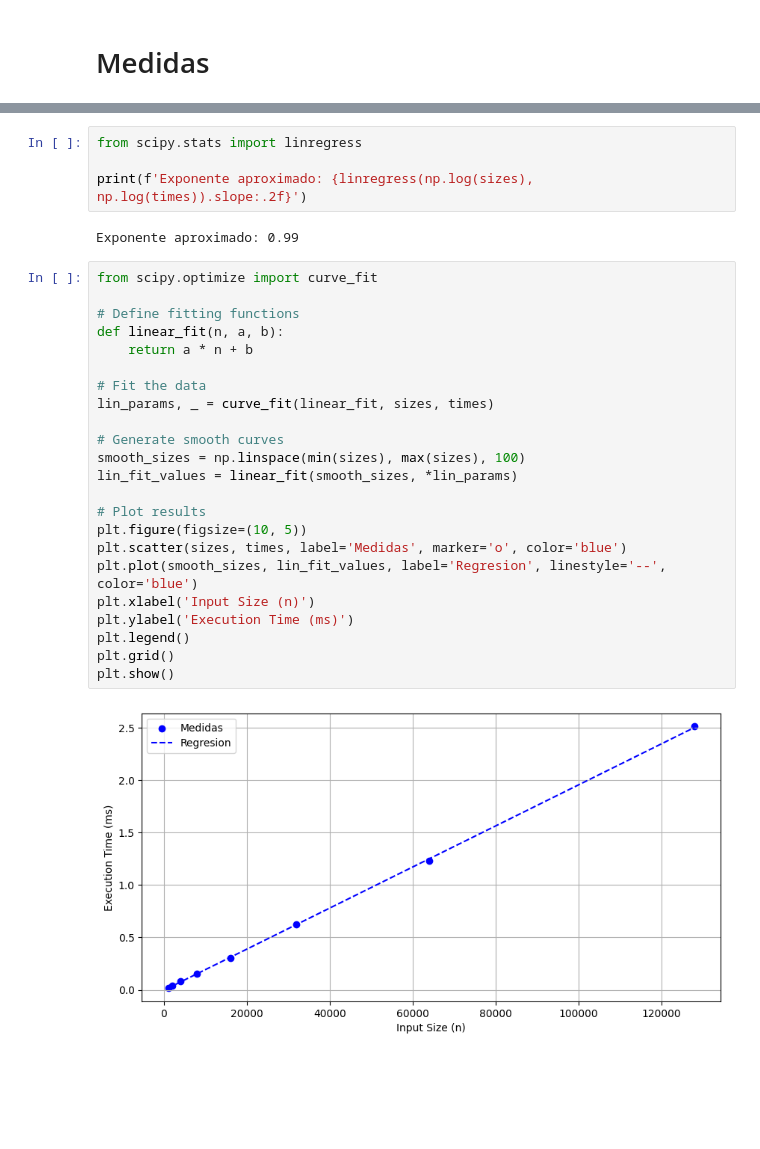
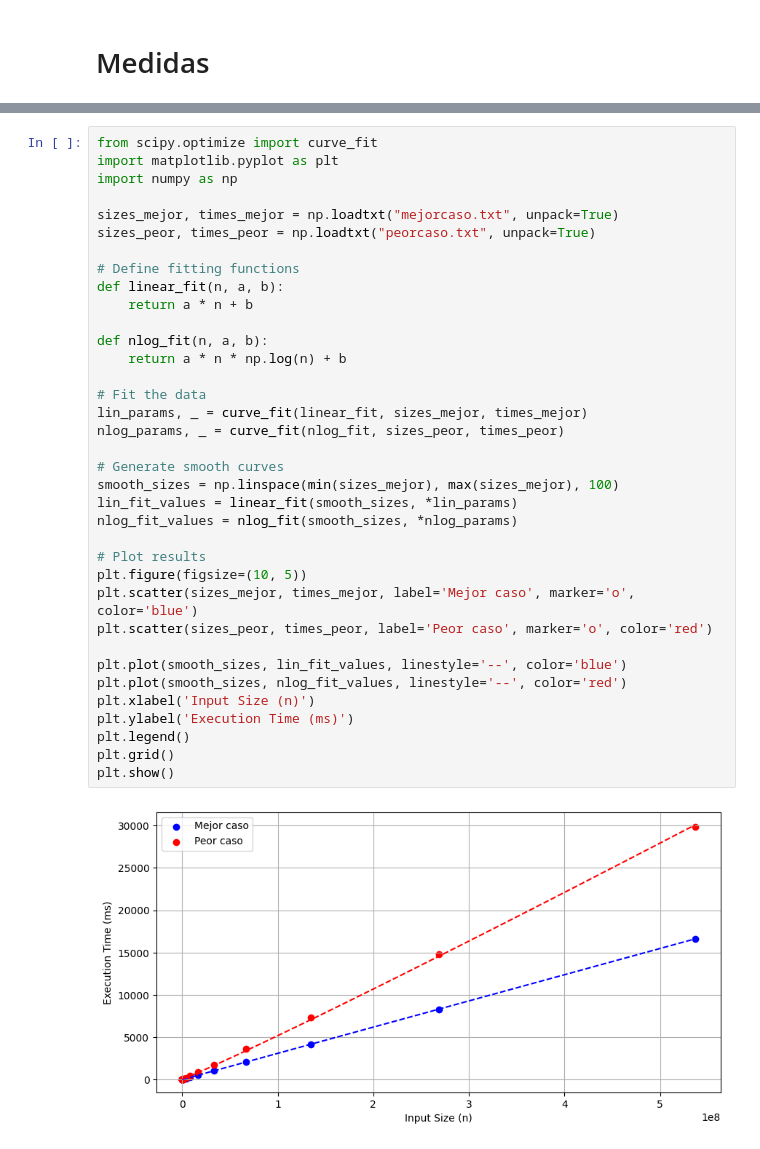
Before and after one commit to Antolin1/course-aed2-1900-umu, a Jupyter notebook: divide-and-conquer/maximum_subsequence/plotting_py.ipynb, the cells around one changed output, grey strips where cells are left out. Saved outputs shown, nothing was run; the diff lists cells and outputs as text; blank space fills up the shorter version.

```diff
--- a/divide-and-conquer/maximum_subsequence/plotting_py.ipynb
+++ b/divide-and-conquer/maximum_subsequence/plotting_py.ipynb
@@ -28,31 +3,38 @@ plt.show()
-# %%
-from scipy.stats import linregress
-
-print(f'Exponente aproximado: {linregress(np.log(sizes), np.log(times)).slope:.2f}')
-# %% [output]
-Exponente aproximado: 0.99
 # %%
 from scipy.optimize import curve_fit
+import matplotlib.pyplot as plt
+import numpy as np
+
+sizes_mejor, times_mejor = np.loadtxt("mejorcaso.txt", unpack=True)
+sizes_peor, times_peor = np.loadtxt("peorcaso.txt", unpack=True)
 
 # Define fitting functions
 def linear_fit(n, a, b):
     return a * n + b
 
+def nlog_fit(n, a, b):
+    return a * n * np.log(n) + b
+
 # Fit the data
-lin_params, _ = curve_fit(linear_fit, sizes, times)
+lin_params, _ = curve_fit(linear_fit, sizes_mejor, times_mejor)
+nlog_params, _ = curve_fit(nlog_fit, sizes_peor, times_peor)
 
 # Generate smooth curves
-smooth_sizes = np.linspace(min(sizes), max(sizes), 100)
+smooth_sizes = np.linspace(min(sizes_mejor), max(sizes_mejor), 100)
 lin_fit_values = linear_fit(smooth_sizes, *lin_params)
+nlog_fit_values = nlog_fit(smooth_sizes, *nlog_params)
 
 # Plot results
 plt.figure(figsize=(10, 5))
-plt.scatter(sizes, times, label='Medidas', marker='o', color='blue')
-plt.plot(smooth_sizes, lin_fit_values, label='Regresion', linestyle='--', color='blue')
+plt.scatter(sizes_mejor, times_mejor, label='Mejor caso', marker='o', color='blue')
+plt.scatter(sizes_peor, times_peor, label='Peor caso', marker='o', color='red')
+
+plt.plot(smooth_sizes, lin_fit_values, linestyle='--', color='blue')
+plt.plot(smooth_sizes, nlog_fit_values, linestyle='--', color='red')
 plt.xlabel('Input Size (n)')
 plt.ylabel('Execution Time (ms)')
 plt.legend()
 plt.grid()
 plt.show()
 # %% [output]
-[figure, old version]
+[figure, new version]
```
Also changed, not shown: parts of 1 cell of this notebook, 4 other files.
